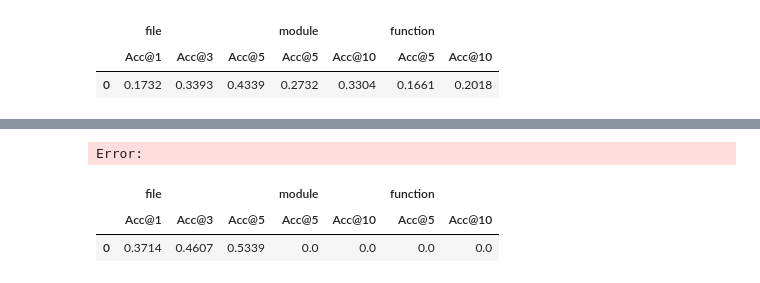
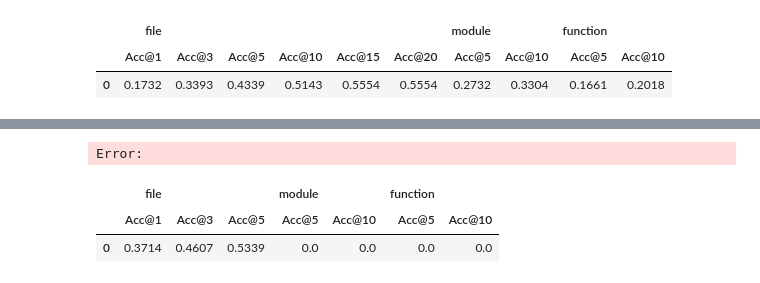
Before and after one commit to CCChz233/locbench-ir-based, a Jupyter notebook: evaluation/run_evaluation.ipynb, the cells around one changed output, grey strips where cells are left out. Drawn from its saved outputs; the diff is of its cells as text; code cells hidden in the pictures.

```diff
--- a/evaluation/run_evaluation.ipynb
+++ b/evaluation/run_evaluation.ipynb
@@ -1,30 +1,30 @@
 # %%
 import sys
 sys.path.append('/workspace/locbench/IR-based')
 
 from evaluation.eval_metric import evaluate_results
 
 level2key_dict = {
     'file': 'found_files',
     'module': 'found_modules',
     'function': 'found_entities',
 }
 
 # 评测 IR-based 结果（替换为你的实际输出目录）
-loc_file = '/workspace/locbench/IR-based/new_outputs/ir_function_CodeRankEmbed/loc_outputs.jsonl'
+loc_file = '/workspace/locbench/IR-based/new_outputs/ir_function_CodeRankEmbed_1024/loc_outputs.jsonl'
 dataset_path = '/workspace/locbench/data/Loc-Bench_V1_dataset.jsonl'
 
 result = evaluate_results(
     loc_file,
     level2key_dict,
     metrics=['acc'],  # 可选: ['acc', 'recall', 'ndcg', 'precision', 'map']
     dataset_path=dataset_path
 )
 result
 # %% [output]
-|  | file |  |  | module |  | function |  |
-|  | Acc@1 | Acc@3 | Acc@5 | Acc@5 | Acc@10 | Acc@5 | Acc@10 |
-| 0 | 0.1732 | 0.3393 | 0.4339 | 0.2732 | 0.3304 | 0.1661 | 0.2018 |
+|  | file |  |  |  |  |  | module |  | function |  |
+|  | Acc@1 | Acc@3 | Acc@5 | Acc@10 | Acc@15 | Acc@20 | Acc@5 | Acc@10 | Acc@5 | Acc@10 |
+| 0 | 0.1732 | 0.3393 | 0.4339 | 0.5143 | 0.5554 | 0.5554 | 0.2732 | 0.3304 | 0.1661 | 0.2018 |
 # %%
 import sys
 sys.path.append('/workspace/LocAgent')
```
Also changed, not shown: parts of 9 cells of this notebook, 32 other files.
